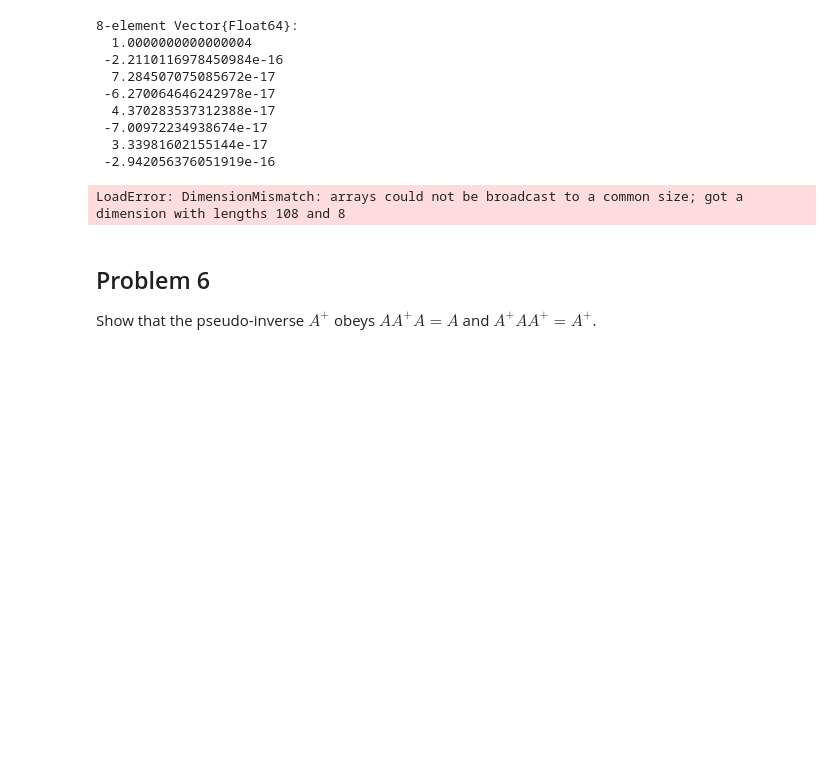
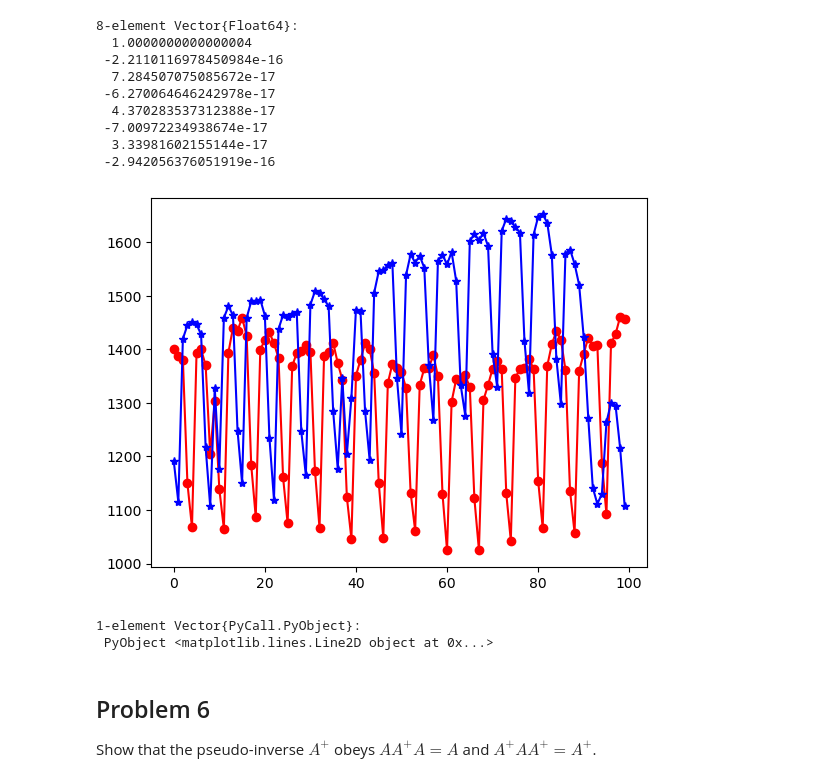
Before and after one commit to PIC123/18065, a Jupyter notebook: psets/pset2.ipynb, the cells around one changed output. Cells and saved outputs as stored; diff of their text form; code cells hidden in the pictures; blank space fills up the shorter version.

```diff
--- a/psets/pset2.ipynb
+++ b/psets/pset2.ipynb
@@ -181,14 +181,16 @@ A, b = autoregressive_model(training_data, M)
 # %%
 # test data from last 100+M points:
 test_data = consumption[end-99-M:end]
 
 # plot the predictions for the last 100 points along with test data
-predictions = test_data .* β
+predictions = (A*β)[end-99:end]
 
 plot(predictions, "ro-")
 plot(test_data[end-99:end], "b*-")
 # %% [output]
+[figure, added]
-LoadError: DimensionMismatch: arrays could not be broadcast to a common size; got a dimension with lengths 108 and 8
+1-element Vector{PyCall.PyObject}:
+ PyObject <matplotlib.lines.Line2D object at 0x...>
 # %% [markdown]
 ## Problem 6
 
```
Also changed, not shown: parts of 4 cells of this notebook.
